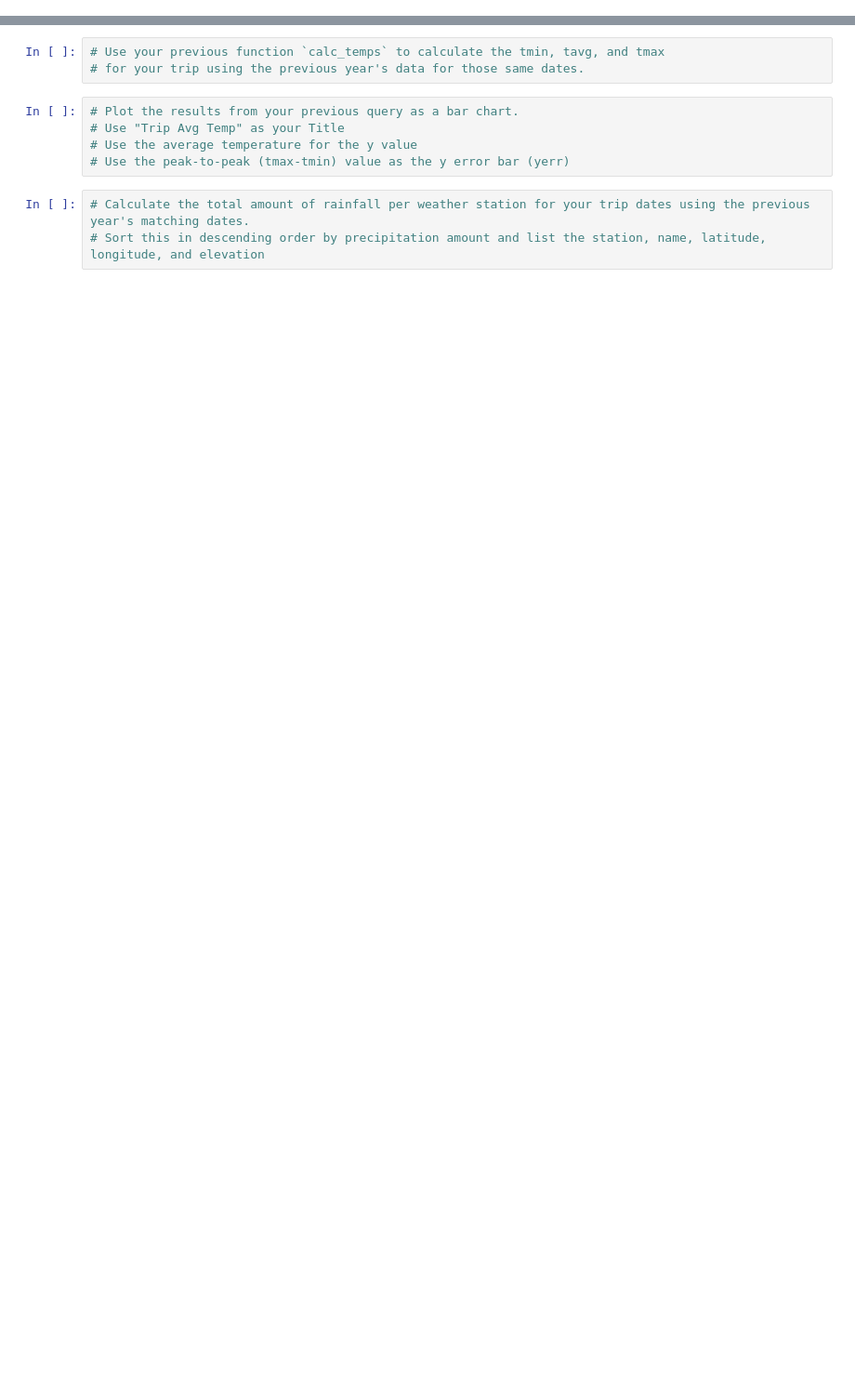
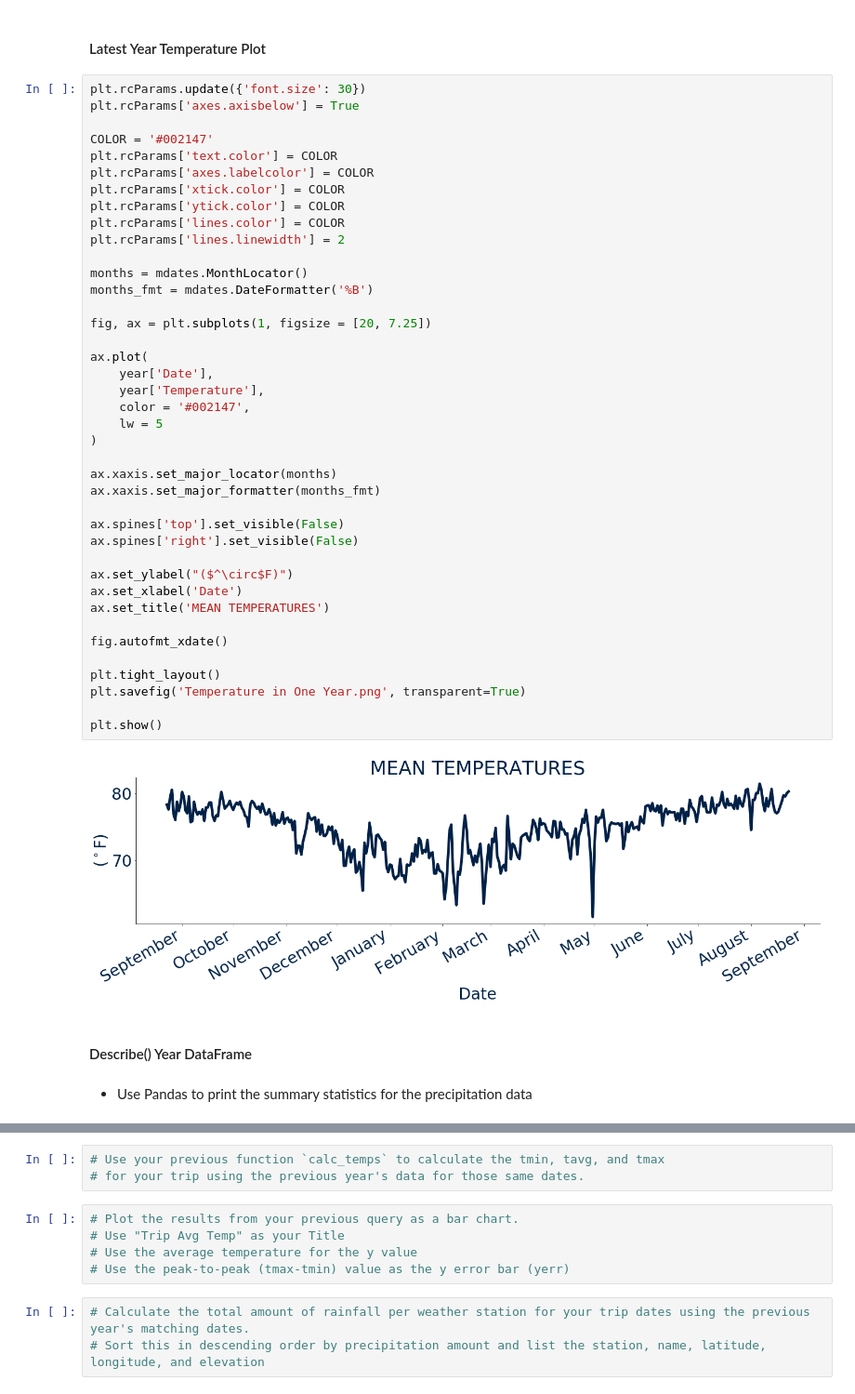
Before and after one commit to TomCallegari/UofT---SCS---Data-Anaytics-Bootcamp, a Jupyter notebook: Week 10 - Advanced Data Storage and Retrieval/Homework/Instructions/ClimatePy.ipynb, the cells around one changed output, grey strips where cells are left out. Shown at 93% size. Cells and saved outputs as stored; diff of their text form; blank space fills up the shorter version.

```diff
--- a/Week 10 - Advanced Data Storage and Retrieval/Homework/Instructions/ClimatePy.ipynb
+++ b/Week 10 - Advanced Data Storage and Retrieval/Homework/Instructions/ClimatePy.ipynb
@@ -131,0 +203,48 @@ Name: Precipitation, dtype: float64
+# %% [markdown]
+#### Latest Year Temperature Plot
+# %%
+plt.rcParams.update({'font.size': 30})
+plt.rcParams['axes.axisbelow'] = True
+
+COLOR = '#002147'
+plt.rcParams['text.color'] = COLOR
+plt.rcParams['axes.labelcolor'] = COLOR
+plt.rcParams['xtick.color'] = COLOR
+plt.rcParams['ytick.color'] = COLOR
+plt.rcParams['lines.color'] = COLOR
+plt.rcParams['lines.linewidth'] = 2
+
+months = mdates.MonthLocator()
+months_fmt = mdates.DateFormatter('%B')
+
+fig, ax = plt.subplots(1, figsize = [20, 7.25])
+
+ax.plot(
+    year['Date'],
+    year['Temperature'],
+    color = '#002147',
+    lw = 5
+)
+
+ax.xaxis.set_major_locator(months)
+ax.xaxis.set_major_formatter(months_fmt)
+
+ax.spines['top'].set_visible(False)
+ax.spines['right'].set_visible(False)
+
+ax.set_ylabel("($^\circ$F)")
+ax.set_xlabel('Date')
+ax.set_title('MEAN TEMPERATURES')
+
+fig.autofmt_xdate()
+
+plt.tight_layout()
+plt.savefig('Temperature in One Year.png', transparent=True)
+
+plt.show()
+# %% [output]
+[figure, added]
+# %% [markdown]
+#### Describe() Year DataFrame
+# %% [markdown]
+* Use Pandas to print the summary statistics for the precipitation data
```
Also changed, not shown: parts of 78 cells of this notebook, 22 other files.
